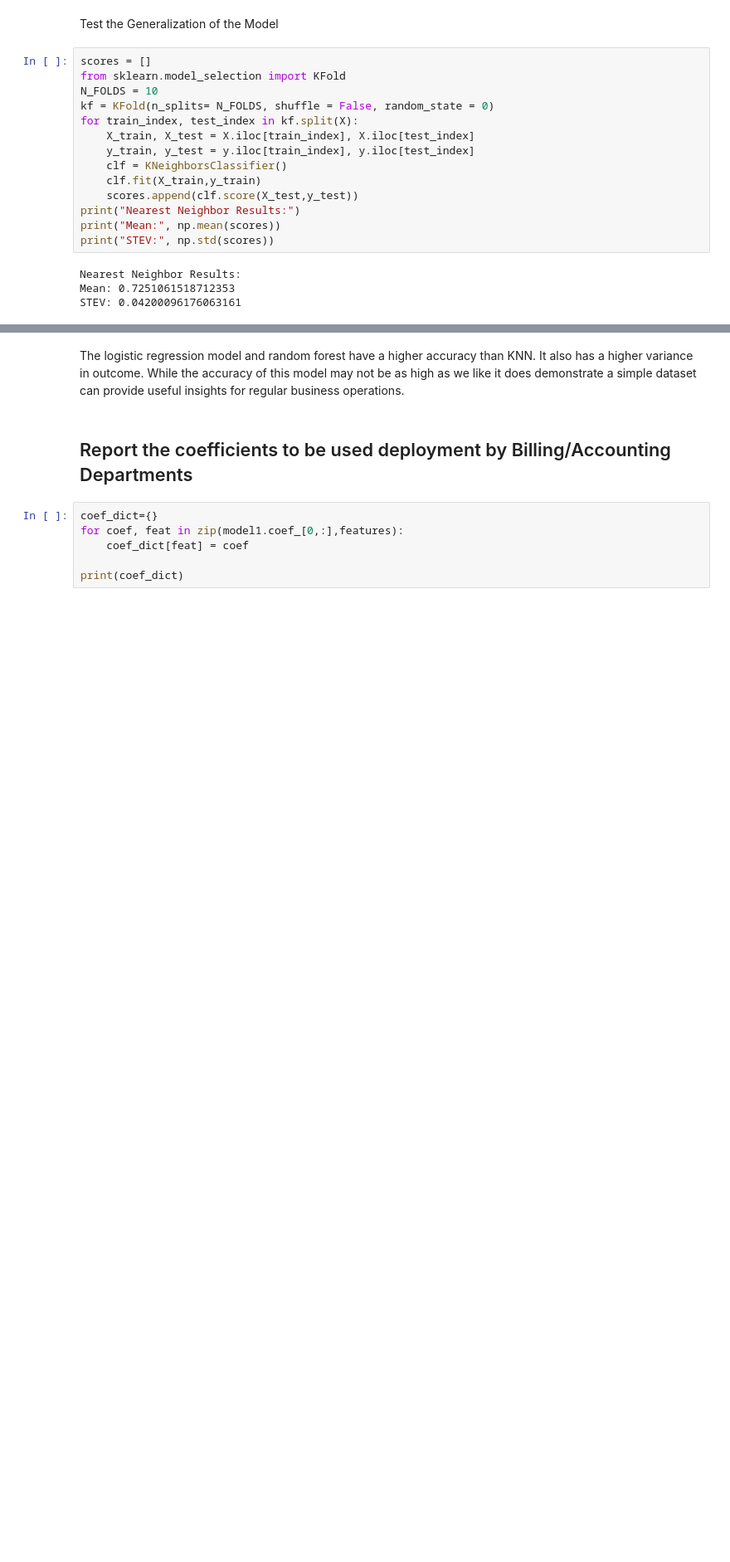
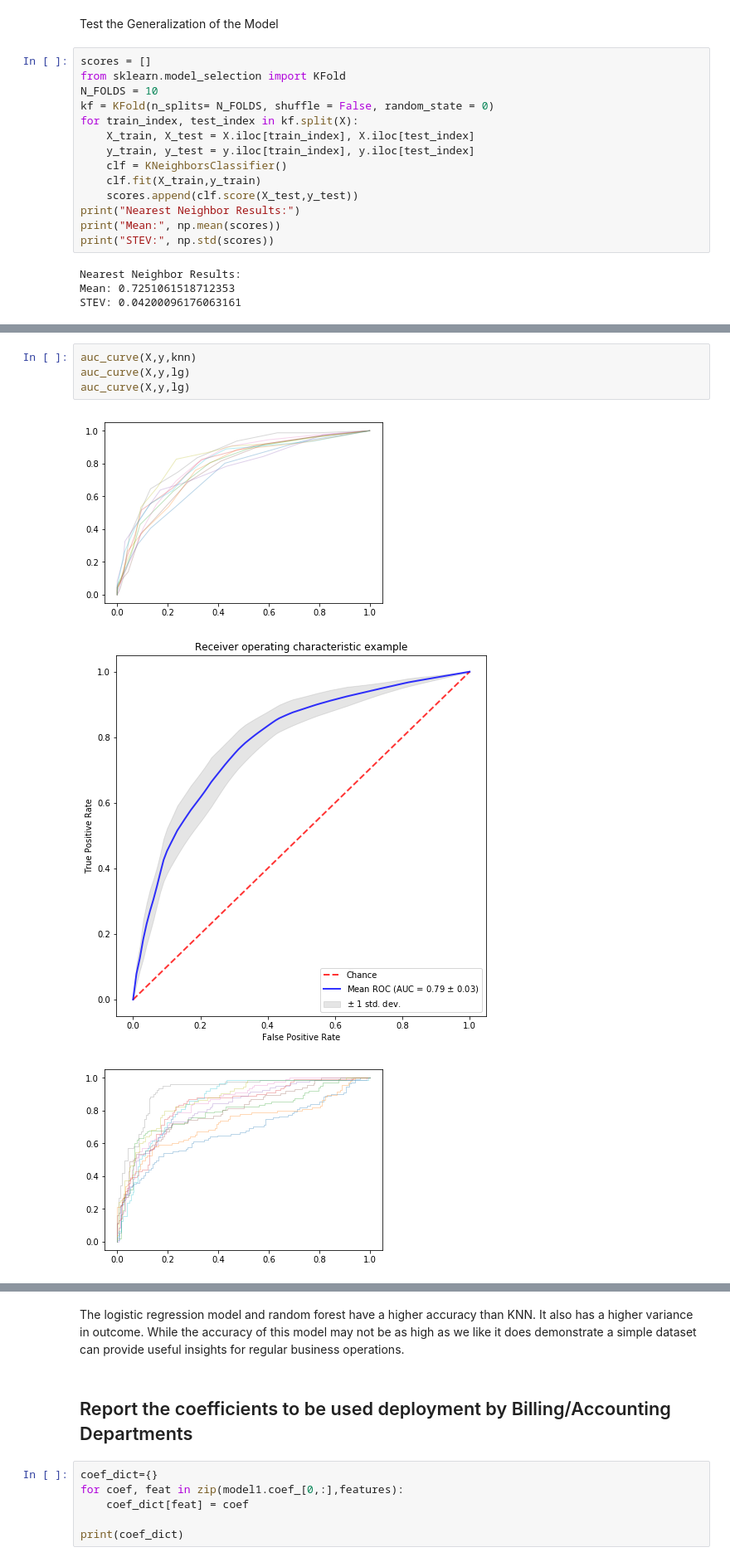
Before and after one commit to hunterknighton/AccountsReceivable, a Jupyter notebook: Accounts Receivable.ipynb, the cells around one changed output, grey strips where cells are left out. Shown: that part at 83% size. Cells and saved outputs as stored; diff of their text form; blank space fills up the shorter version.

```diff
--- a/Accounts Receivable.ipynb
+++ b/Accounts Receivable.ipynb
@@ -349,0 +428,8 @@ STEV: 0.052197179064558424
+# %%
+auc_curve(X,y,knn)
+auc_curve(X,y,lg)
+auc_curve(X,y,lg)
+# %% [output]
+[figure, added]
+[figure, added]
+[figure, added]
```
Also changed, not shown: parts of 14 cells of this notebook.
